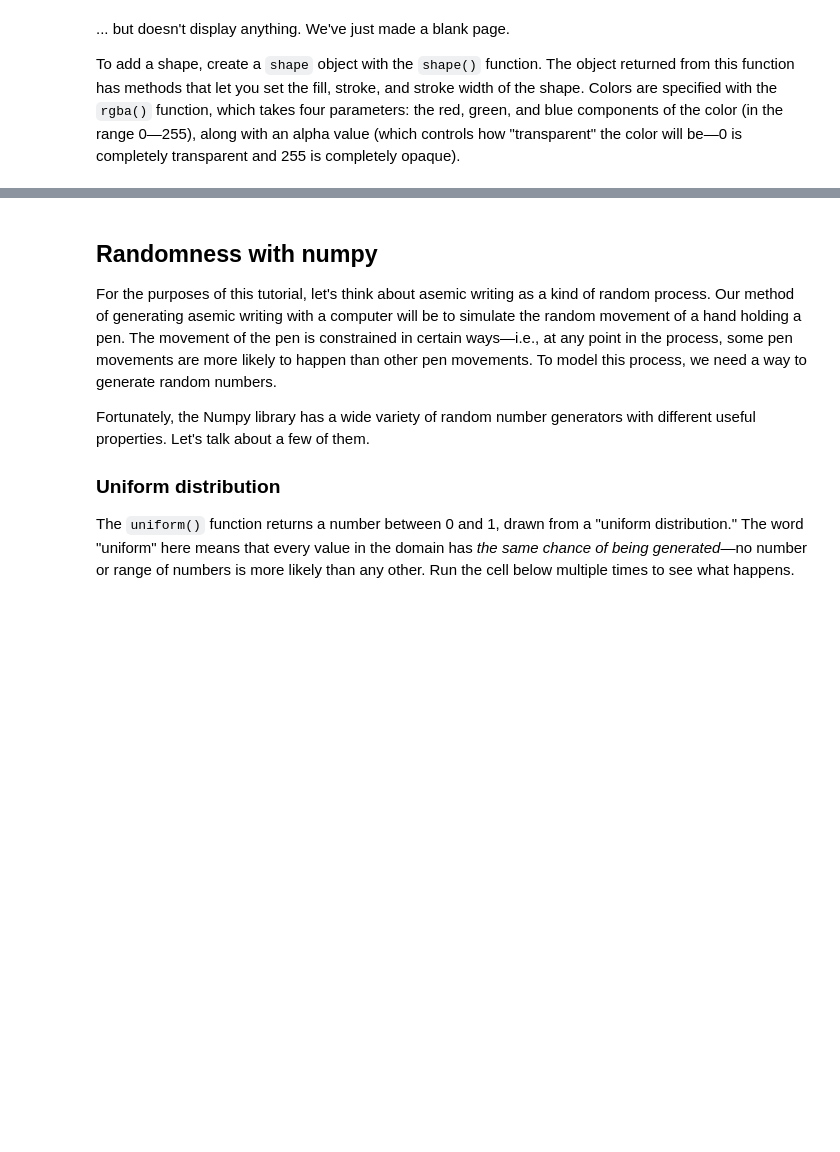
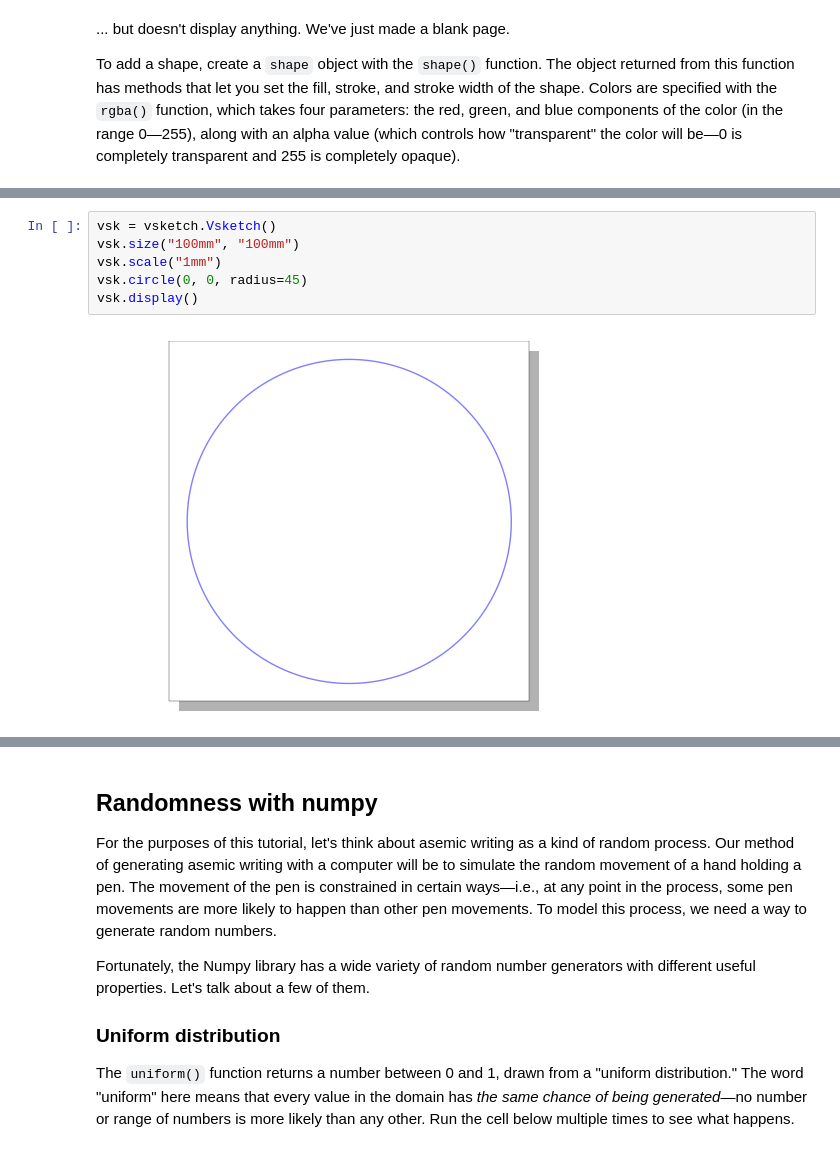
Before and after one commit to aparrish/material-of-language, a Jupyter notebook: flat-asemic-writing.ipynb, the cells around one changed output, grey strips where cells are left out. Cells and saved outputs as stored; diff of their text form; blank space fills up the shorter version.

```diff
--- a/flat-asemic-writing.ipynb
+++ b/flat-asemic-writing.ipynb
@@ -146,0 +109,8 @@ Note that `.nostroke()` causes the shape to not have a stroke at all. Similarly,
+# %%
+vsk = vsketch.Vsketch()
+vsk.size("100mm", "100mm")
+vsk.scale("1mm")
+vsk.circle(0, 0, radius=45)
+vsk.display()
+# %% [output]
+[figure, added]
```
Also changed, not shown: parts of 45 cells of this notebook, 6 other files.
